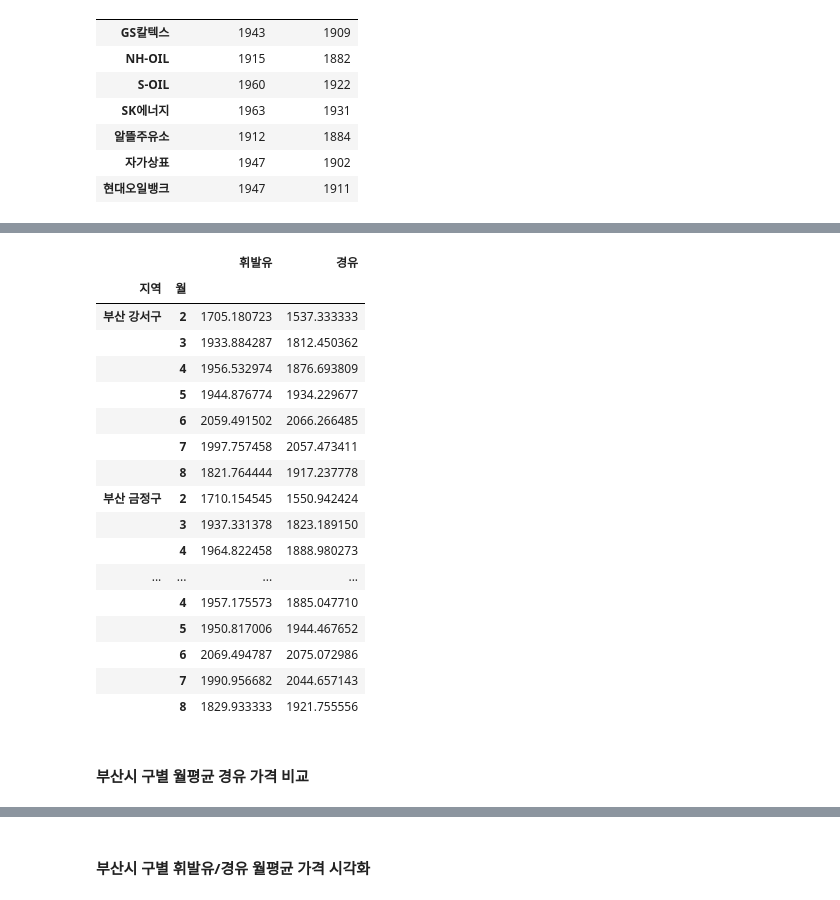
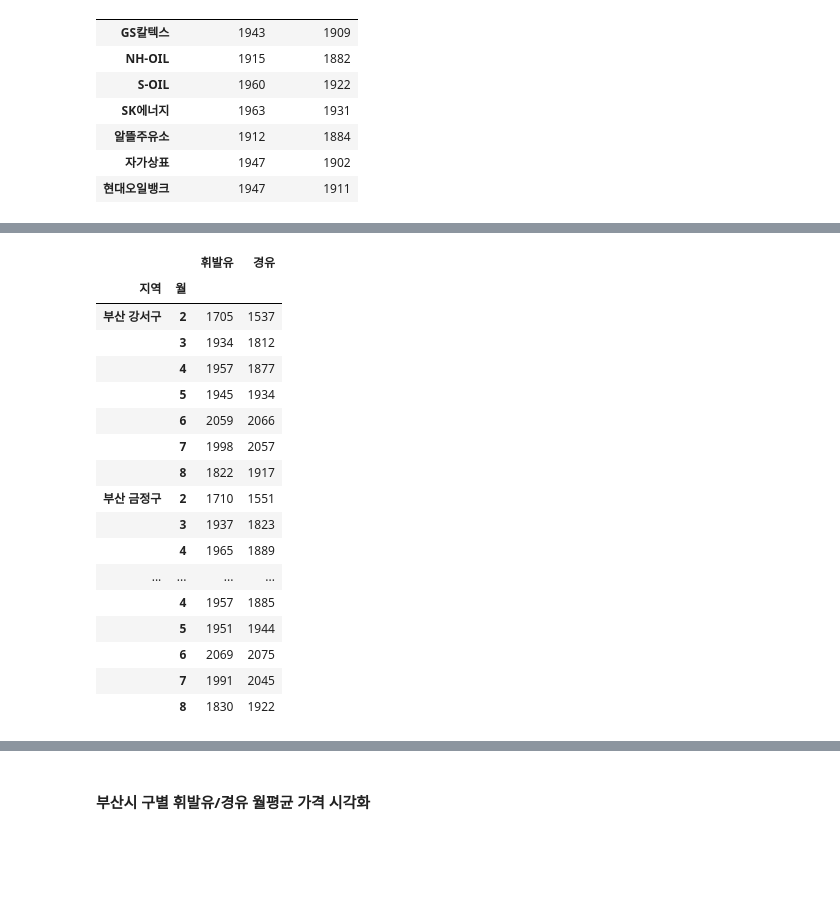
Before and after one commit to certainly-I/Busan-Oil-Price-Analysis, a Jupyter notebook: 주유소_전처리.ipynb, the cells around one changed output, grey strips where cells are left out. Drawn from its saved outputs; the diff is of its cells as text; code cells hidden in the pictures; blank space fills up the shorter version.

```diff
--- a/주유소_전처리.ipynb
+++ b/주유소_전처리.ipynb
@@ -481,24 +472,23 @@ data.head()
 # %%
-#지역별, 월별 휘발유/경유 평균 가격
-data.groupby(["지역","월"])["휘발유","경유"].mean()
+#지역별, 월별 휘발유/경유 평균 가격(반올림, int로 변경)
+gu_monthly_oil_avg_price = data.groupby(["지역","월"])["휘발유","경유"].mean().round().astype("int")
+gu_monthly_oil_avg_price
 # %% [output]
 |  |  | 휘발유 | 경유 |
 | 지역 | 월 |  |  |
-| 부산 강서구 | 2 | 1705.180723 | 1537.333333 |
-|  | 3 | 1933.884287 | 1812.450362 |
-|  | 4 | 1956.532974 | 1876.693809 |
-|  | 5 | 1944.876774 | 1934.229677 |
-|  | 6 | 2059.491502 | 2066.266485 |
-|  | 7 | 1997.757458 | 2057.473411 |
-|  | 8 | 1821.764444 | 1917.237778 |
-| 부산 금정구 | 2 | 1710.154545 | 1550.942424 |
-|  | 3 | 1937.331378 | 1823.189150 |
-|  | 4 | 1964.822458 | 1888.980273 |
+| 부산 강서구 | 2 | 1705 | 1537 |
+|  | 3 | 1934 | 1812 |
+|  | 4 | 1957 | 1877 |
+|  | 5 | 1945 | 1934 |
+|  | 6 | 2059 | 2066 |
+|  | 7 | 1998 | 2057 |
+|  | 8 | 1822 | 1917 |
+| 부산 금정구 | 2 | 1710 | 1551 |
+|  | 3 | 1937 | 1823 |
+|  | 4 | 1965 | 1889 |
 | ... | ... | ... | ... |
-|  | 4 | 1957.175573 | 1885.047710 |
-|  | 5 | 1950.817006 | 1944.467652 |
-|  | 6 | 2069.494787 | 2075.072986 |
-|  | 7 | 1990.956682 | 2044.657143 |
-|  | 8 | 1829.933333 | 1921.755556 |
+|  | 4 | 1957 | 1885 |
+|  | 5 | 1951 | 1944 |
+|  | 6 | 2069 | 2075 |
+|  | 7 | 1991 | 2045 |
+|  | 8 | 1830 | 1922 |
-# %% [markdown]
-#### 부산시 구별 월평균 경유 가격 비교
```
Also changed, not shown: parts of 14 cells of this notebook.
